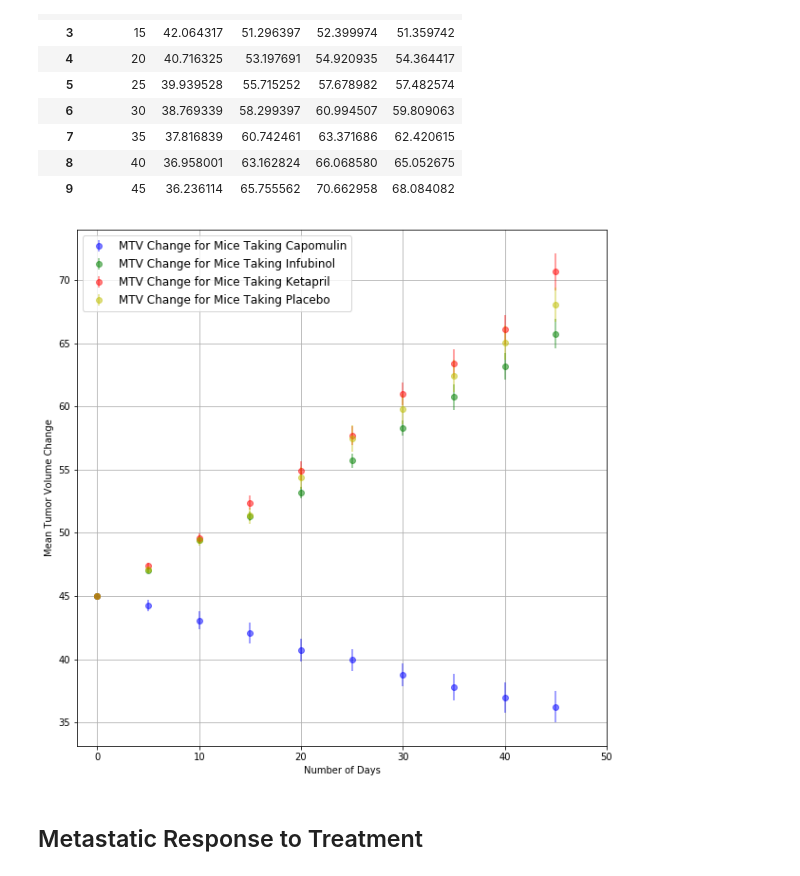
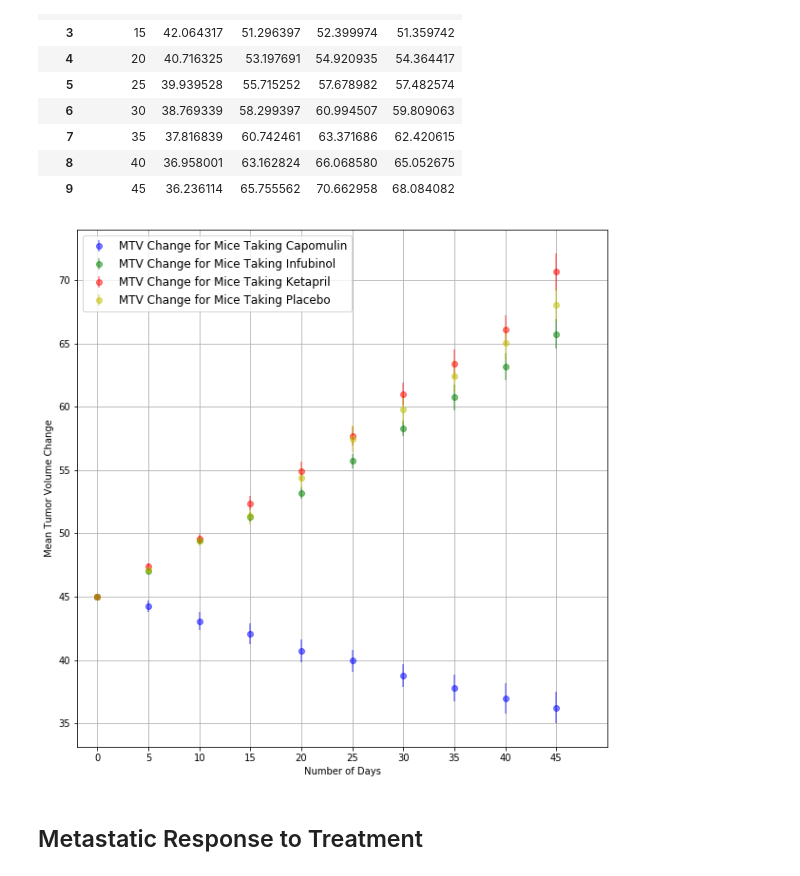
Before and after one commit to ReidP31/matplotlib-challenge, a Jupyter notebook: Pymaceuticals/pymaceuticals_starter.ipynb, the cells around one changed output. Drawn from its saved outputs; the diff is of its cells as text; code cells hidden in the pictures.

Commit message:
Changed tick labels on graphs

```diff
--- a/Pymaceuticals/pymaceuticals_starter.ipynb
+++ b/Pymaceuticals/pymaceuticals_starter.ipynb
@@ -113,34 +113,39 @@ fig, ax = plt.subplots(figsize=(10,10))
 
 ax.errorbar(x= MTV_Pivot['Timepoint'],y= MTV_Pivot['Capomulin'], yerr=seTV_Pivot['Capomulin'], fmt="o", color="b",
             alpha=0.5, label="MTV Change for Mice Taking Capomulin")
 
 ax.errorbar(x= MTV_Pivot['Timepoint'],y= MTV_Pivot['Infubinol'], yerr=seTV_Pivot['Infubinol'], fmt="o", color="g",
             alpha=0.5, label="MTV Change for Mice Taking Infubinol")
 
 ax.errorbar(x= MTV_Pivot['Timepoint'],y= MTV_Pivot['Ketapril'], yerr=seTV_Pivot['Ketapril'], fmt="o", color="r",
             alpha=0.5, label="MTV Change for Mice Taking Ketapril")
 
 ax.errorbar(x= MTV_Pivot['Timepoint'],y= MTV_Pivot['Placebo'], yerr=seTV_Pivot['Placebo'], fmt="o", color="y",
             alpha=0.5, label="MTV Change for Mice Taking Placebo")
 
 
 # Set the x axis limits
 ax.set_xlim(-2, ((MTV_Pivot['Timepoint']).max())+5)
 
+# Set Tick labels
+x = np.arange(MTV_Pivot['Timepoint'][0], MTV_Pivot['Timepoint'].iloc[-1] + 5, step=5)
+tick_locations = [value for value in x]
+plt.xticks(tick_locations, MTV_Pivot['Timepoint'])
+
 # Label the x and y axes
 ax.set_xlabel("Number of Days")
 ax.set_ylabel("Mean Tumor Volume Change")
 
 # Create the legend
 plt.legend(loc="best", fontsize="large", fancybox=True)
 
 # Add a grid
 plt.grid()
 
 # Save the Figure
 plt.savefig("../Images/Affects of Drugs on Mean Tumor Volume Change in Mice (45 Days).png")
 # %% [output]
-[figure, old version]
+[figure, new version]
 # %% [markdown]
 ## Metastatic Response to Treatment
 # %%
```
Also changed, not shown: parts of 2 cells of this notebook.
